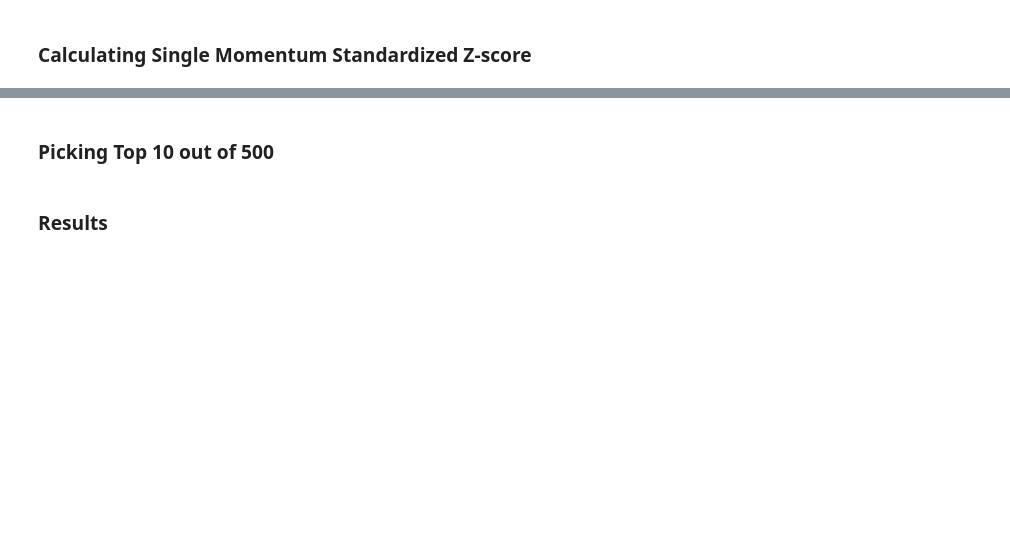
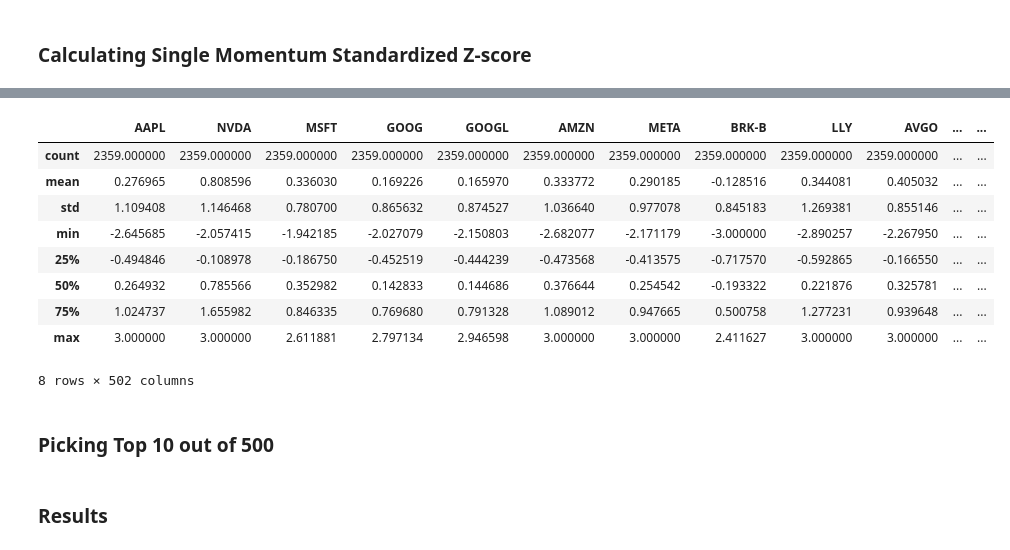
Before and after one commit to priyanshuJain-32/msci_implementation, a Jupyter notebook: main.ipynb, the cells around one changed output, grey strips where cells are left out. Cells and saved outputs as stored; diff of their text form; code cells hidden in the pictures; blank space fills up the shorter version.

```diff
--- a/main.ipynb
+++ b/main.ipynb
@@ -304,0 +329,14 @@ cCal(sp_ohlcv, tickers=sp_tickers)
+# %%
+
+# Calulating Single Momentum Combined Score (C)
+
+def C_score(mon_6_zscore, mon_12_zscore):
+    C_score = mon_6_zscore.mul(0.5).add(mon_12_zscore.mul(0.5))
+    return C_score
+
+# Single Momentum Combined Scores for all the four cases
+
+# 6 and 12 month Zscores
+
+C_score_nf = C_score(mon_6_zscore_nf, mon_12_zscore_nf)
+C_score_sp = C_score(mon_6_zscore_sp, mon_12_zscore_sp)
@@ -321,3 +384,17 @@ sms_zscore(sp_ohlcv, window=3*52, tickers=sp_tickers)
+# %%
+# Check if Winsorized or not
+C_zscore_sp.describe()
+# %% [output]
+|  | AAPL | NVDA | MSFT | GOOG | GOOGL | AMZN | META | BRK-B | LLY | AVGO | ... | ... |
+| count | 2359.000000 | 2359.000000 | 2359.000000 | 2359.000000 | 2359.000000 | 2359.000000 | 2359.000000 | 2359.000000 | 2359.000000 | 2359.000000 | ... | ... |
+| mean | 0.276965 | 0.808596 | 0.336030 | 0.169226 | 0.165970 | 0.333772 | 0.290185 | -0.128516 | 0.344081 | 0.405032 | ... | ... |
+| std | 1.109408 | 1.146468 | 0.780700 | 0.865632 | 0.874527 | 1.036640 | 0.977078 | 0.845183 | 1.269381 | 0.855146 | ... | ... |
+| min | -2.645685 | -2.057415 | -1.942185 | -2.027079 | -2.150803 | -2.682077 | -2.171179 | -3.000000 | -2.890257 | -2.267950 | ... | ... |
+| 25% | -0.494846 | -0.108978 | -0.186750 | -0.452519 | -0.444239 | -0.473568 | -0.413575 | -0.717570 | -0.592865 | -0.166550 | ... | ... |
+| 50% | 0.264932 | 0.785566 | 0.352982 | 0.142833 | 0.144686 | 0.376644 | 0.254542 | -0.193322 | 0.221876 | 0.325781 | ... | ... |
+| 75% | 1.024737 | 1.655982 | 0.846335 | 0.769680 | 0.791328 | 1.089012 | 0.947665 | 0.500758 | 1.277231 | 0.939648 | ... | ... |
+| max | 3.000000 | 3.000000 | 2.611881 | 2.797134 | 2.946598 | 3.000000 | 3.000000 | 2.411627 | 3.000000 | 3.000000 | ... | ... |
+8 rows × 502 columns
 # %% [markdown]
 ### Picking Top 10 out of 500
 # %%
```
Also changed, not shown: parts of 24 cells of this notebook, 1 other file.
